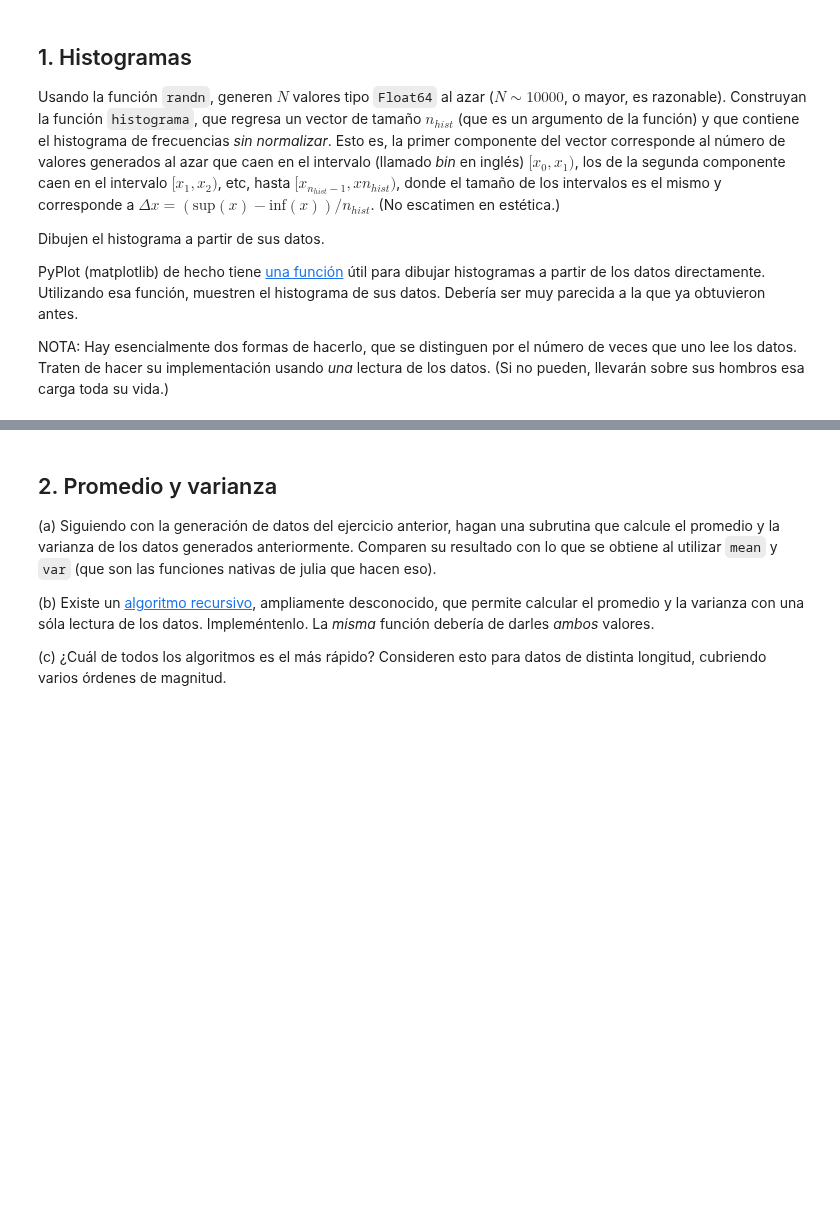
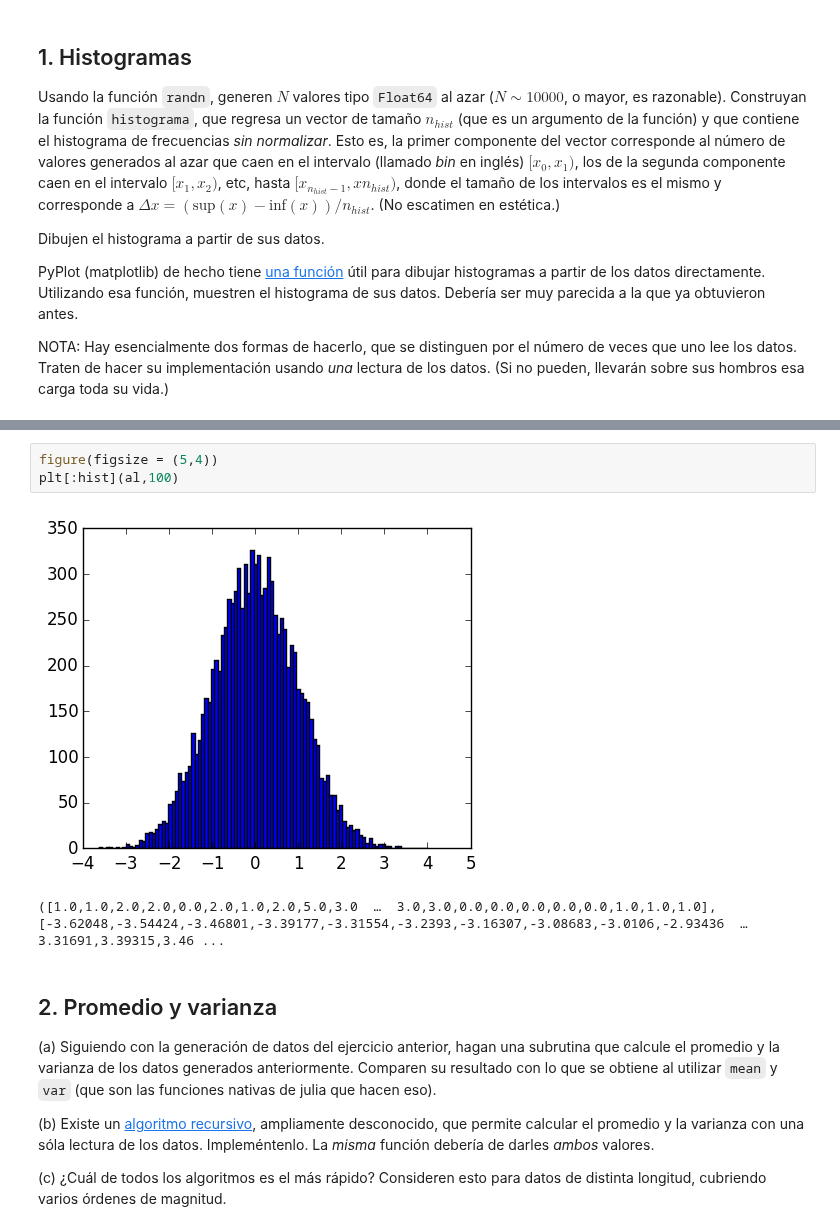
Before and after one commit to lbenet/2016-2_TSFisicaComputacional, a Jupyter notebook: tareas/danmarurr/Tarea2.ipynb, the cells around one changed output, grey strips where cells are left out. Cells and saved outputs as stored; diff of their text form; blank space fills up the shorter version.

```diff
--- a/tareas/danmarurr/Tarea2.ipynb
+++ b/tareas/danmarurr/Tarea2.ipynb
@@ -34,3 +78,9 @@ function histograma(n)
+# %%
+figure(figsize = (5,4))
+plt[:hist](al,100)
+# %% [output]
+[figure, added]
+([1.0,1.0,2.0,2.0,0.0,2.0,1.0,2.0,5.0,3.0  …  3.0,3.0,0.0,0.0,0.0,0.0,0.0,1.0,1.0,1.0],[-3.62048,-3.54424,-3.46801,-3.39177,-3.31554,-3.2393,-3.16307,-3.08683,-3.0106,-2.93436  …  3.31691,3.39315,3.46 ...
 # %% [markdown]
 ## 2. Promedio y varianza
 
```
Also changed, not shown: parts of 14 cells of this notebook.
